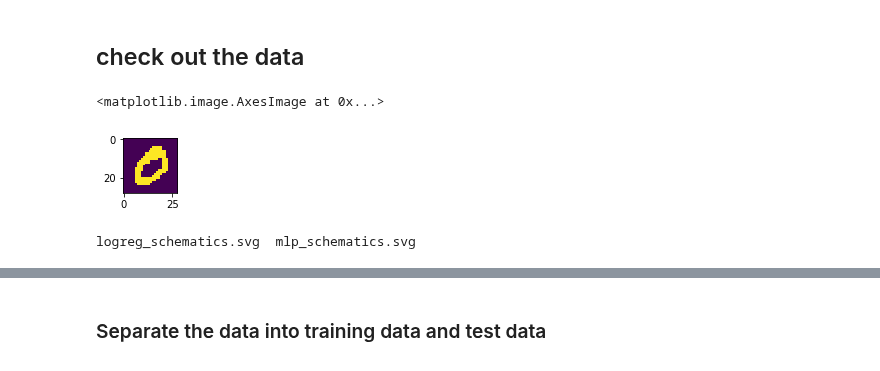
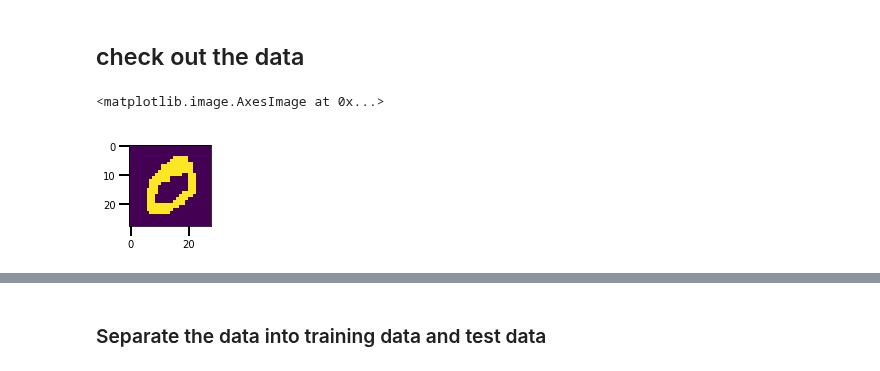
Before and after one commit to JanaLasser/data-science-course, a Jupyter notebook: day5/02-NN.ipynb, the cells around one changed output, grey strips where cells are left out. Drawn from its saved outputs; the diff is of its cells as text; code cells hidden in the pictures.

```diff
--- a/day5/02-NN.ipynb
+++ b/day5/02-NN.ipynb
@@ -7,7 +7,13 @@ import seaborn as sns
 import sklearn
 import matplotlib
 %matplotlib inline
-matplotlib.rcParams['figure.figsize'] = (1.5,1)
+matplotlib.rcParams['figure.figsize'] = (12,8)
+matplotlib.rcParams['font.size']=20
+matplotlib.rcParams['lines.linewidth']=4
+matplotlib.rcParams['xtick.major.size'] = 10
+matplotlib.rcParams['ytick.major.size'] = 10
+matplotlib.rcParams['xtick.major.width'] = 2
+matplotlib.rcParams['ytick.major.width'] = 2
 # %% [markdown]
 # We use the MNIST Dataset again
 # %%
@@ -38,14 +44,11 @@ set(all_image_labels)
 # %%
 digit1 = mnist.data[0,:].reshape(28,-1) # arr.reshape(4, -1) is equivalent to arr.reshape(4, 7), is arr has size 28
 # %%
-plt.imshow(digit1, vmin=0, vmax=1)
+fig, ax = plt.subplots(figsize=(1.5, 1.5))
+ax.imshow(digit1, vmin=0, vmax=1)
 # %% [output]
 <matplotlib.image.AxesImage at 0x...>
-[figure, old version]
+[figure, new version]
-# %%
-ls ../day5/images/
-# %% [output]
-logreg_schematics.svg  mlp_schematics.svg
 # %% [markdown]
 # Theoretical background
 **Warning: math ahead**
```
Also changed, not shown: parts of 27 cells of this notebook.
